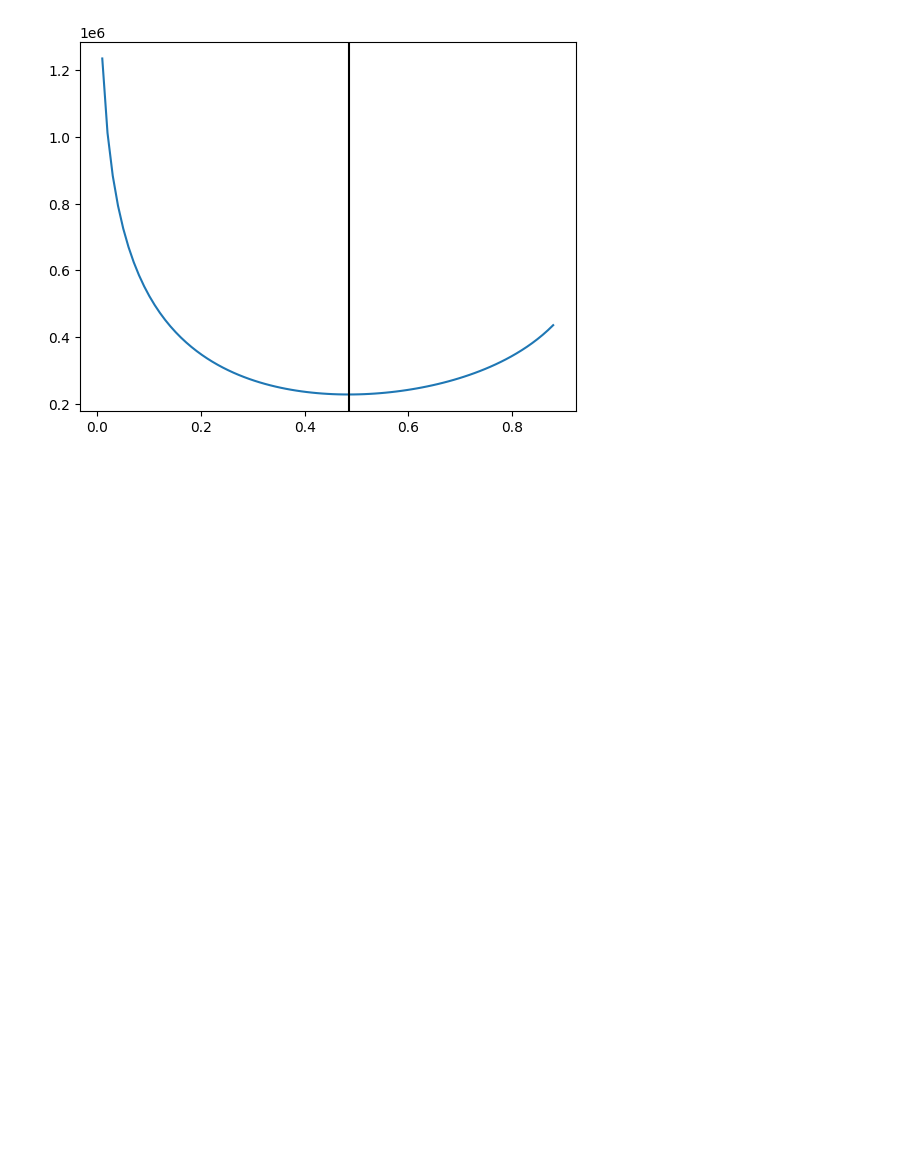
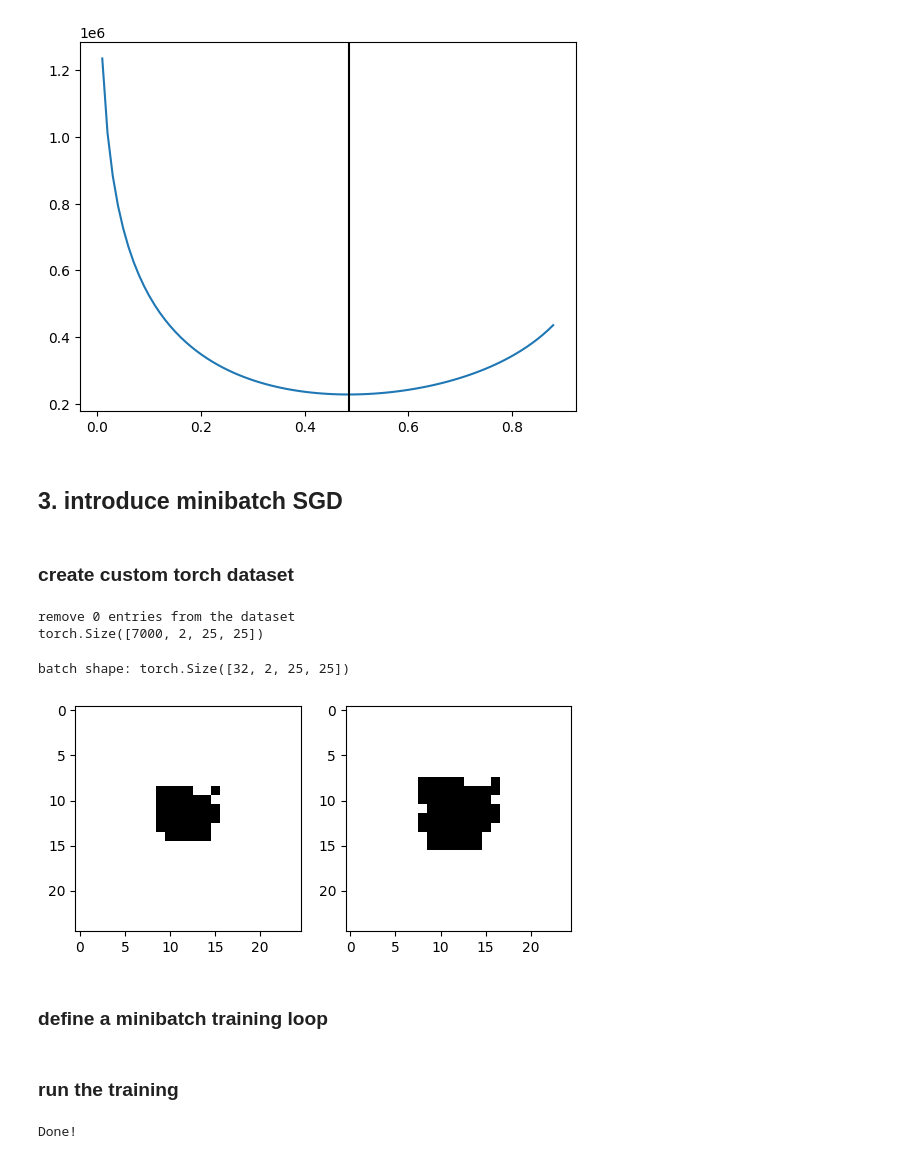
Before and after one commit to JanSchering/Thesis, a Jupyter notebook: si_model/SI_Experiment4.ipynb, the cells around one changed output. Drawn from its saved outputs; the diff is of its cells as text; code cells hidden in the pictures; blank space fills up the shorter version.

```diff
--- a/si_model/SI_Experiment4.ipynb
+++ b/si_model/SI_Experiment4.ipynb
@@ -274,3 +274,50 @@ plt.axvline(x=betas[likelihoods.index(min_l)].cpu(), color='black')
 tensor(0.4848, device='cuda:0')
 <matplotlib.lines.Line2D at 0x...>
 [figure]
+# %% [markdown]
+## 3. introduce minibatch SGD
+# %% [markdown]
+### create custom torch dataset
+# %%
+from torch.utils.data import Dataset
+from torch.utils.data import DataLoader
+class CustomDataset(Dataset):
+    def __init__(self, beta_mu, beta_sigma, num_sequences, steps_per_sequence, grid_size):
+        sequences = t.zeros((num_sequences, steps_per_sequence, grid_size, grid_size))
+        self.betas = []
+
+        for seq_idx in tqdm(range(num_sequences)):
+            sequence = init_grids(grid_size,1)
+            for step_idx in range(steps_per_sequence):
+                beta = t.clip(normal.Normal(beta_mu, beta_sigma).sample(), 0, 1)
+                sequences[seq_idx,step_idx,:,:] = sequence
+                sequence = model_STE(sequence, beta)
+                self.betas.append(beta.detach().cpu())
+
+        dataset = chop_and_shuffle_data(sequences, shuffle=False)
+        self.data = pre_process(dataset)
+
+    def __len__(self):
+        return self.data.shape[0]
+
+    def __getitem__(self, idx):
+        return self.data[idx], 0
+# %%
+training_data = CustomDataset(beta_mu=0.5, beta_sigma=0.1, num_sequences=500, steps_per_sequence=15, grid_size=25)
+len(training_data)
+training_loader = DataLoader(training_data, batch_size=32, shuffle=True)
+# %% [output]
+remove 0 entries from the dataset
+torch.Size([7000, 2, 25, 25])
+# %%
+transitions, _ = next(iter(training_loader))
+print(f"batch shape: {transitions.size()}")
+fig, axs = plt.subplots(1,2)
+axs[0].imshow(transitions[0,0], cmap="Greys", interpolation="nearest", vmin=0, vmax=1)
+axs[1].imshow(transitions[0,1], cmap="Greys", interpolation="nearest", vmin=0, vmax=1)
+plt.show()
+# %% [output]
+batch shape: torch.Size([32, 2, 25, 25])
+[figure, added]
+# %% [markdown]
+### define a minibatch training loop
@@ -276,0 +348,9 @@ tensor(0.4848, device='cuda:0')
+# %% [markdown]
+### run the training
+# %%
+betas = []
+for epoch in tqdm(range(500)):
+    betas.append(train_loop(training_loader, optimizer))
+print("Done!")
+# %% [output]
+Done!
```
Also changed, not shown: parts of 8 cells of this notebook.
